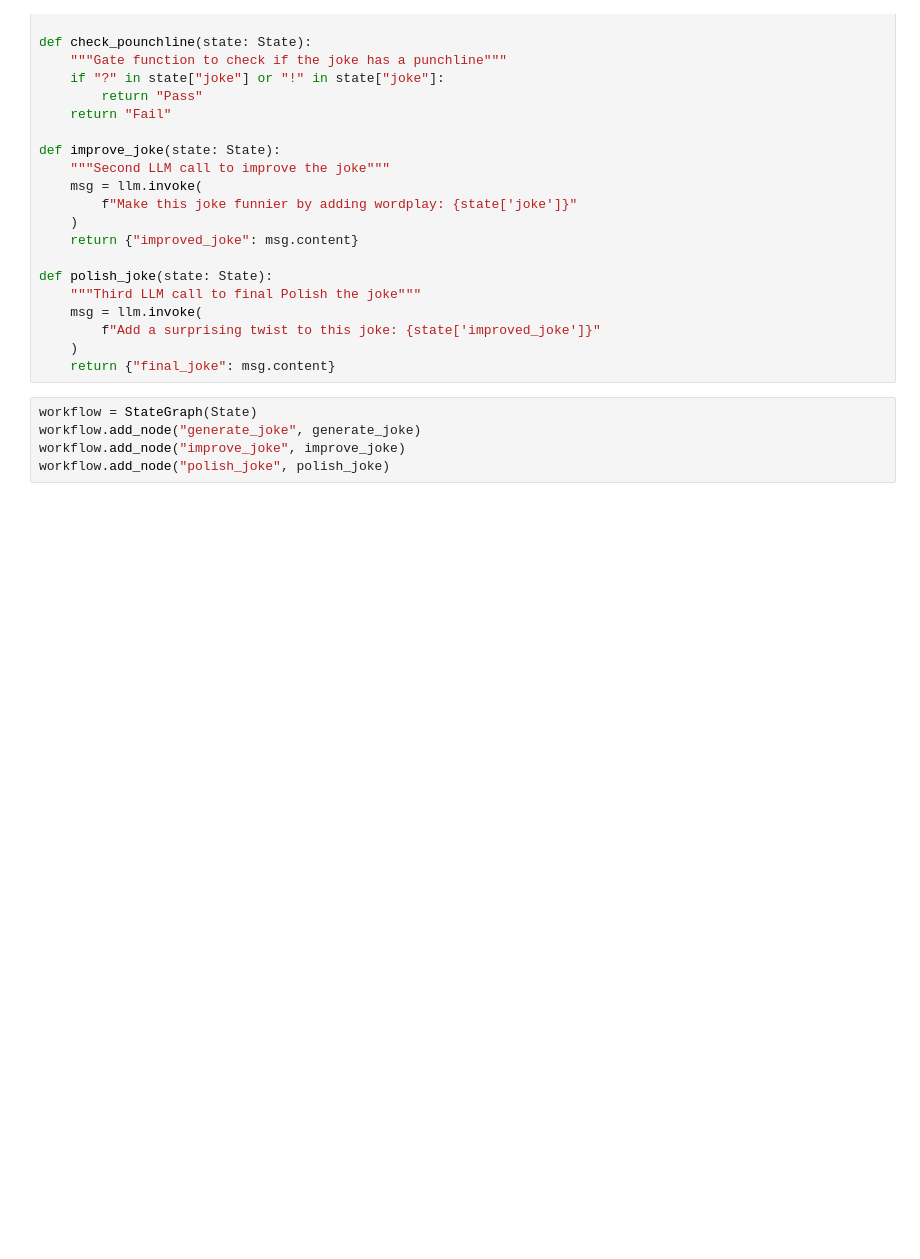
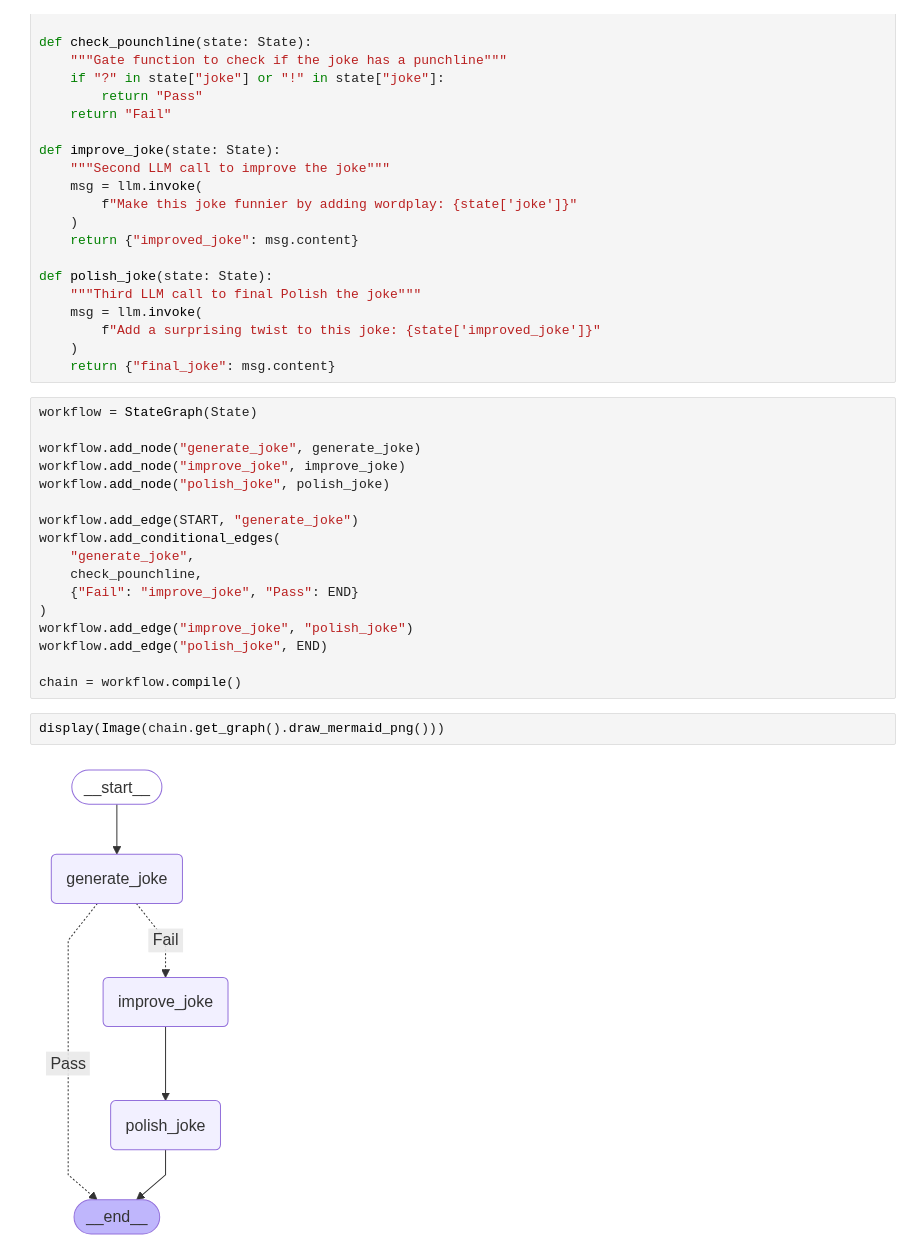
Before and after one commit to martin-fabbri/humanloop-ai, a Jupyter notebook: notebooks/agents-vs-workflows.ipynb, the cells around one changed output. Saved outputs shown, nothing was run; the diff lists cells and outputs as text; blank space fills up the shorter version.

```diff
--- a/notebooks/agents-vs-workflows.ipynb
+++ b/notebooks/agents-vs-workflows.ipynb
@@ -79,6 +79,22 @@ def polish_joke(state: State):
     return {"final_joke": msg.content}
 # %%
 workflow = StateGraph(State)
+
 workflow.add_node("generate_joke", generate_joke)
 workflow.add_node("improve_joke", improve_joke)
 workflow.add_node("polish_joke", polish_joke)
+
+workflow.add_edge(START, "generate_joke")
+workflow.add_conditional_edges(
+    "generate_joke",
+    check_pounchline,
+    {"Fail": "improve_joke", "Pass": END}
+)
+workflow.add_edge("improve_joke", "polish_joke")
+workflow.add_edge("polish_joke", END)
+
+chain = workflow.compile()
+# %%
+display(Image(chain.get_graph().draw_mermaid_png()))
+# %% [output]
+[figure, added]
```
Also changed, not shown: parts of 16 cells of this notebook.
